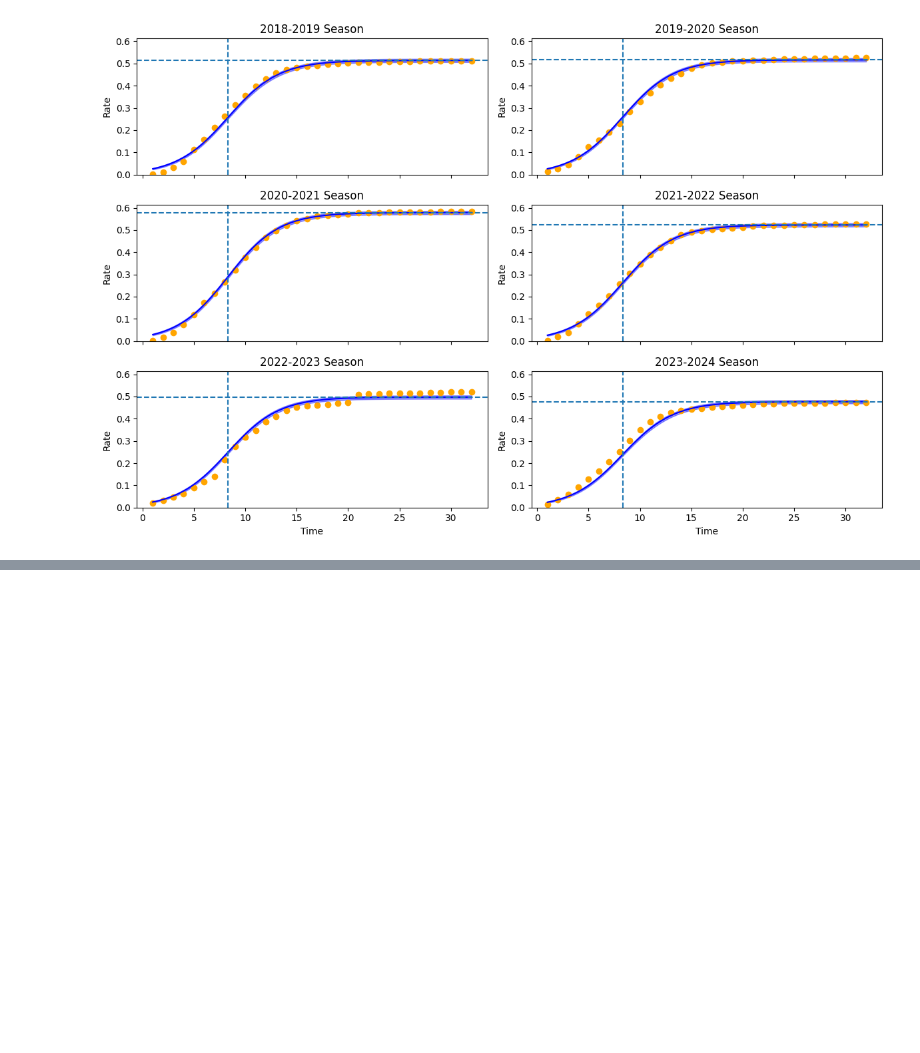
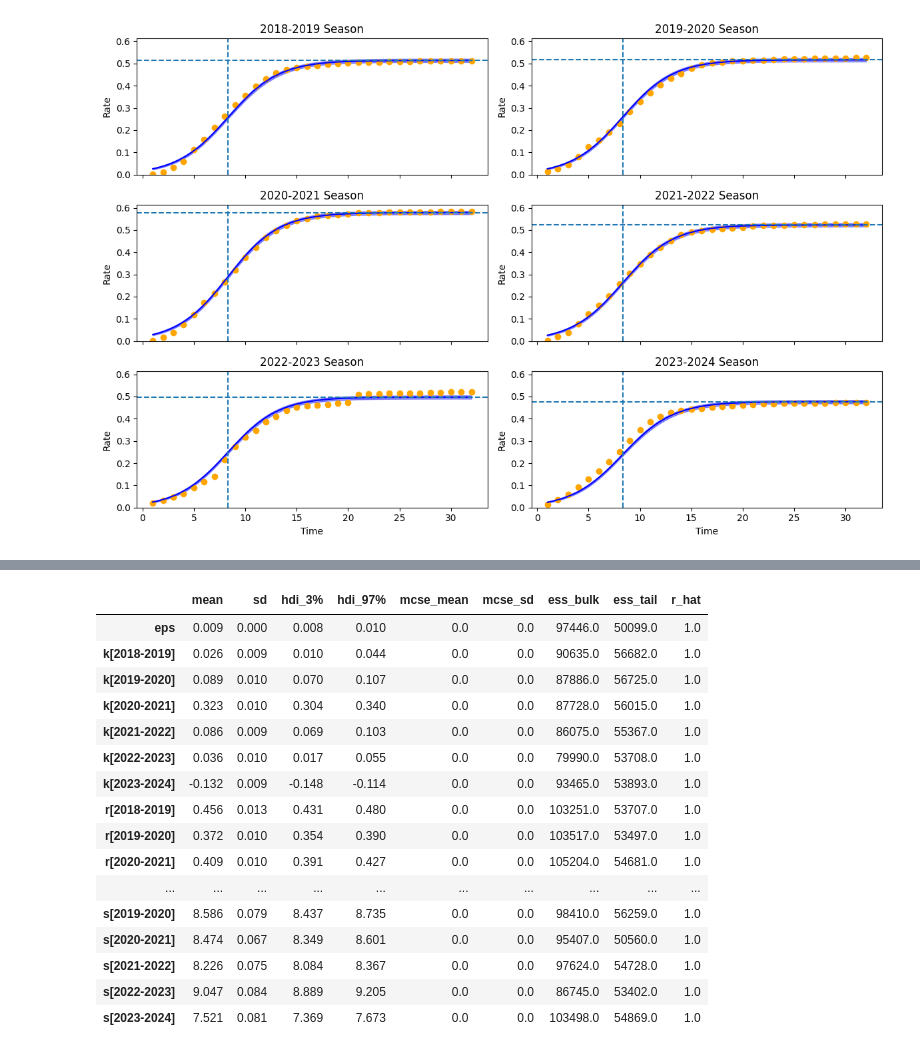
Before and after one commit to ACCIDDA/vaxflux, a Jupyter notebook: notebooks/multiseason_model.ipynb, the cells around one changed output, grey strips where cells are left out. Saved outputs shown, nothing was run; the diff lists cells and outputs as text; code cells hidden in the pictures; blank space fills up the shorter version.

```diff
--- a/notebooks/multiseason_model.ipynb
+++ b/notebooks/multiseason_model.ipynb
@@ -198,0 +251,20 @@ Overall these model fits look good, there are some worthwhile notes though:
+# %%
+az.summary(trace)
+# %% [output]
+|  | mean | sd | hdi_3% | hdi_97% | mcse_mean | mcse_sd | ess_bulk | ess_tail | r_hat |
+| eps | 0.009 | 0.000 | 0.008 | 0.010 | 0.0 | 0.0 | 97446.0 | 50099.0 | 1.0 |
+| k[2018-2019] | 0.026 | 0.009 | 0.010 | 0.044 | 0.0 | 0.0 | 90635.0 | 56682.0 | 1.0 |
+| k[2019-2020] | 0.089 | 0.010 | 0.070 | 0.107 | 0.0 | 0.0 | 87886.0 | 56725.0 | 1.0 |
+| k[2020-2021] | 0.323 | 0.010 | 0.304 | 0.340 | 0.0 | 0.0 | 87728.0 | 56015.0 | 1.0 |
+| k[2021-2022] | 0.086 | 0.009 | 0.069 | 0.103 | 0.0 | 0.0 | 86075.0 | 55367.0 | 1.0 |
+| k[2022-2023] | 0.036 | 0.010 | 0.017 | 0.055 | 0.0 | 0.0 | 79990.0 | 53708.0 | 1.0 |
+| k[2023-2024] | -0.132 | 0.009 | -0.148 | -0.114 | 0.0 | 0.0 | 93465.0 | 53893.0 | 1.0 |
+| r[2018-2019] | 0.456 | 0.013 | 0.431 | 0.480 | 0.0 | 0.0 | 103251.0 | 53707.0 | 1.0 |
+| r[2019-2020] | 0.372 | 0.010 | 0.354 | 0.390 | 0.0 | 0.0 | 103517.0 | 53497.0 | 1.0 |
+| r[2020-2021] | 0.409 | 0.010 | 0.391 | 0.427 | 0.0 | 0.0 | 105204.0 | 54681.0 | 1.0 |
+| ... | ... | ... | ... | ... | ... | ... | ... | ... | ... |
+| s[2019-2020] | 8.586 | 0.079 | 8.437 | 8.735 | 0.0 | 0.0 | 98410.0 | 56259.0 | 1.0 |
+| s[2020-2021] | 8.474 | 0.067 | 8.349 | 8.601 | 0.0 | 0.0 | 95407.0 | 50560.0 | 1.0 |
+| s[2021-2022] | 8.226 | 0.075 | 8.084 | 8.367 | 0.0 | 0.0 | 97624.0 | 54728.0 | 1.0 |
+| s[2022-2023] | 9.047 | 0.084 | 8.889 | 9.205 | 0.0 | 0.0 | 86745.0 | 53402.0 | 1.0 |
+| s[2023-2024] | 7.521 | 0.081 | 7.369 | 7.673 | 0.0 | 0.0 | 103498.0 | 54869.0 | 1.0 |
```
Also changed, not shown: parts of 9 cells of this notebook, 1 other file.
